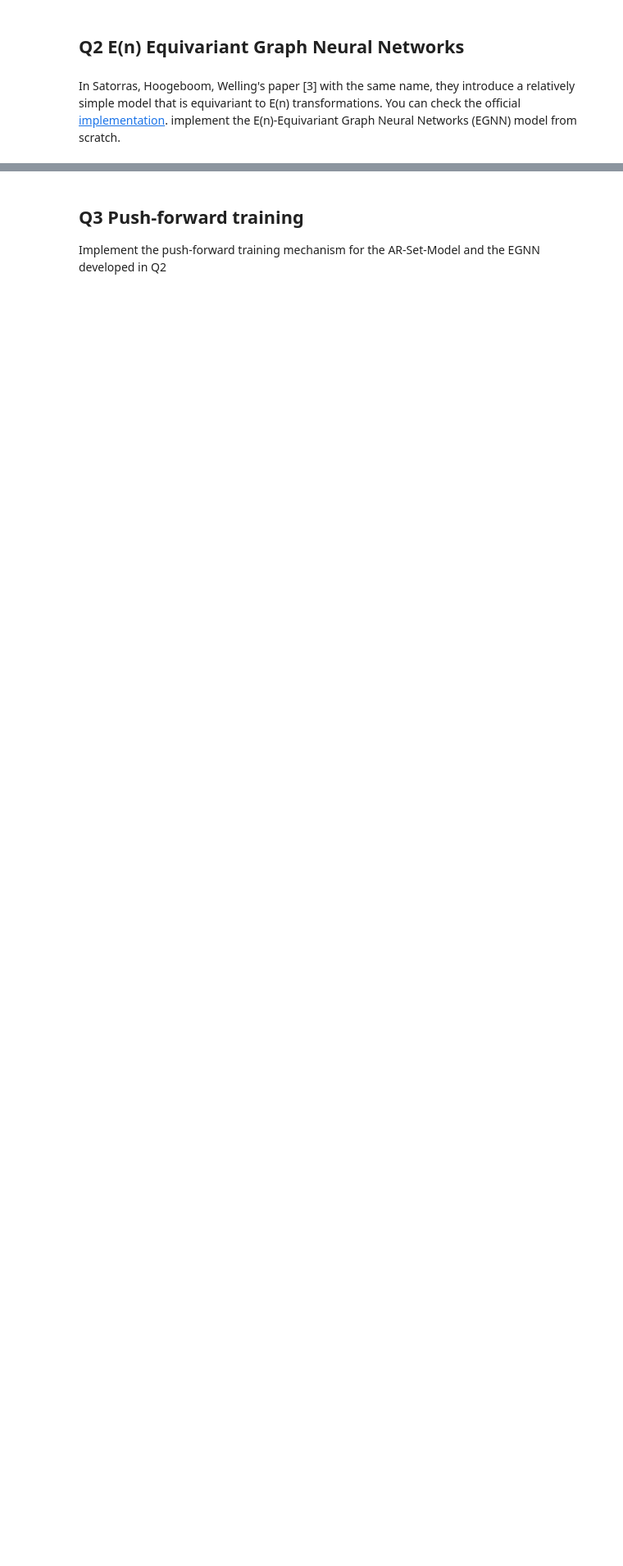
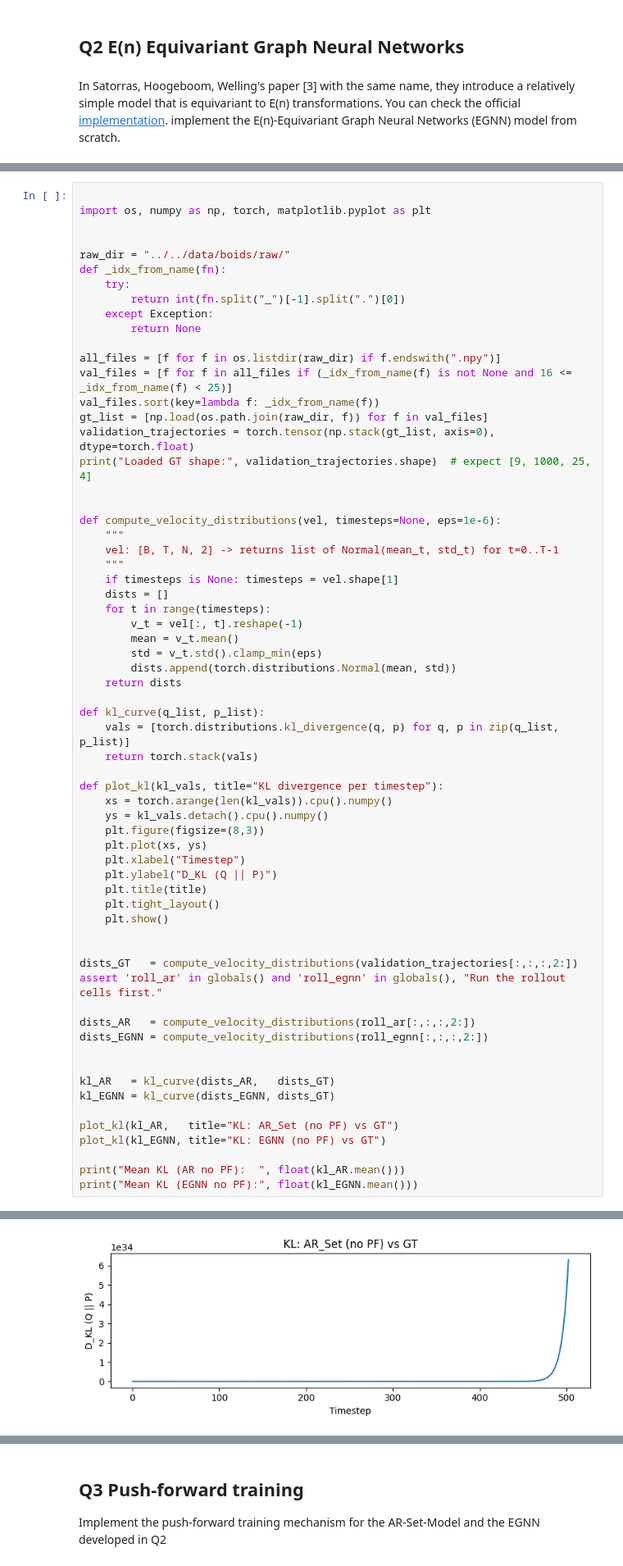
Before and after one commit to pocolpaolo10tue/atai-2025, a Jupyter notebook: practicals/boids/01_Autoregressive_Models.ipynb, the cells around one changed output, grey strips where cells are left out. Shown: that part at 82% size. Saved outputs shown, nothing was run; the diff lists cells and outputs as text; blank space fills up the shorter version.

```diff
--- a/practicals/boids/01_Autoregressive_Models.ipynb
+++ b/practicals/boids/01_Autoregressive_Models.ipynb
@@ -446,0 +720,65 @@ implement the E(n)-Equivariant Graph Neural Networks (EGNN) model from scratch.
+# %%
+
+import os, numpy as np, torch, matplotlib.pyplot as plt
+
+
+raw_dir = "../../data/boids/raw/"
+def _idx_from_name(fn):
+    try:
+        return int(fn.split("_")[-1].split(".")[0])
+    except Exception:
+        return None
+
+all_files = [f for f in os.listdir(raw_dir) if f.endswith(".npy")]
+val_files = [f for f in all_files if (_idx_from_name(f) is not None and 16 <= _idx_from_name(f) < 25)]
+val_files.sort(key=lambda f: _idx_from_name(f))
+gt_list = [np.load(os.path.join(raw_dir, f)) for f in val_files]
+validation_trajectories = torch.tensor(np.stack(gt_list, axis=0), dtype=torch.float)
+print("Loaded GT shape:", validation_trajectories.shape)  # expect [9, 1000, 25, 4]
+
+
+def compute_velocity_distributions(vel, timesteps=None, eps=1e-6):
+    """
+    vel: [B, T, N, 2] -> returns list of Normal(mean_t, std_t) for t=0..T-1
+    """
+    if timesteps is None: timesteps = vel.shape[1]
+    dists = []
+    for t in range(timesteps):
+        v_t = vel[:, t].reshape(-1)
+        mean = v_t.mean()
+        std = v_t.std().clamp_min(eps)
+        dists.append(torch.distributions.Normal(mean, std))
+    return dists
+
+def kl_curve(q_list, p_list):
+    vals = [torch.distributions.kl_divergence(q, p) for q, p in zip(q_list, p_list)]
+    return torch.stack(vals)
+
+def plot_kl(kl_vals, title="KL divergence per timestep"):
+    xs = torch.arange(len(kl_vals)).cpu().numpy()
+    ys = kl_vals.detach().cpu().numpy()
+    plt.figure(figsize=(8,3))
+    plt.plot(xs, ys)
+    plt.xlabel("Timestep")
+    plt.ylabel("D_KL (Q || P)")
+    plt.title(title)
+    plt.tight_layout()
+    plt.show()
+
+
+dists_GT   = compute_velocity_distributions(validation_trajectories[:,:,:,2:])
+assert 'roll_ar' in globals() and 'roll_egnn' in globals(), "Run the rollout cells first."
+
+dists_AR   = compute_velocity_distributions(roll_ar[:,:,:,2:])
+dists_EGNN = compute_velocity_distributions(roll_egnn[:,:,:,2:])
+
+
+kl_AR   = kl_curve(dists_AR,   dists_GT)
+kl_EGNN = kl_curve(dists_EGNN, dists_GT)
+
+plot_kl(kl_AR,   title="KL: AR_Set (no PF) vs GT")
+plot_kl(kl_EGNN, title="KL: EGNN (no PF) vs GT")
+
+print("Mean KL (AR no PF):  ", float(kl_AR.mean()))
+print("Mean KL (EGNN no PF):", float(kl_EGNN.mean()))
+# %% [output]
@@ -446,0 +786 @@ implement the E(n)-Equivariant Graph Neural Networks (EGNN) model from scratch.
+[figure, added]
```
Also changed, not shown: parts of 24 cells of this notebook.
